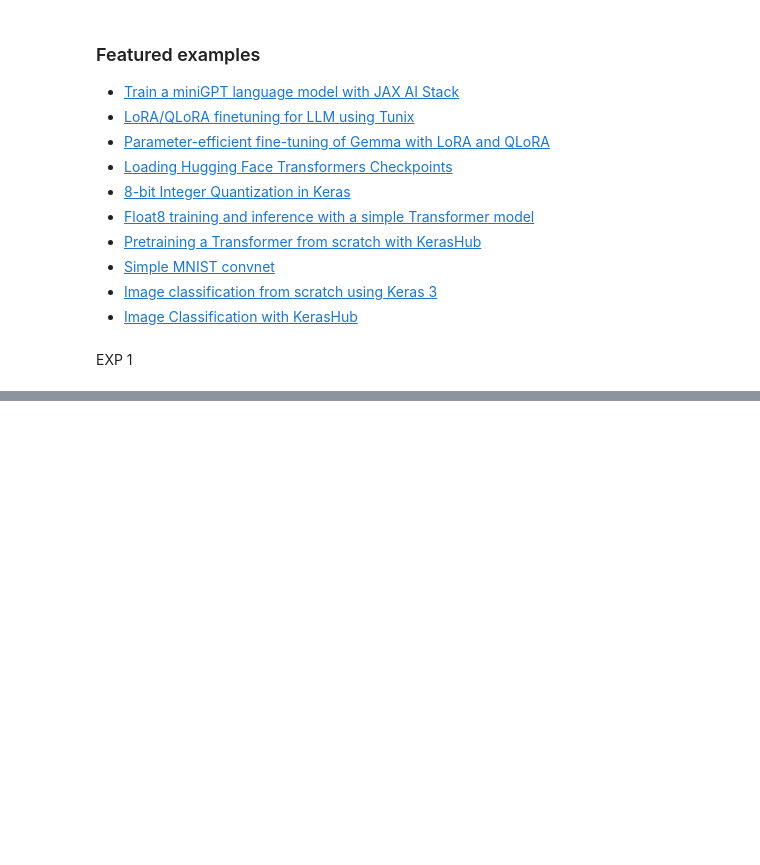
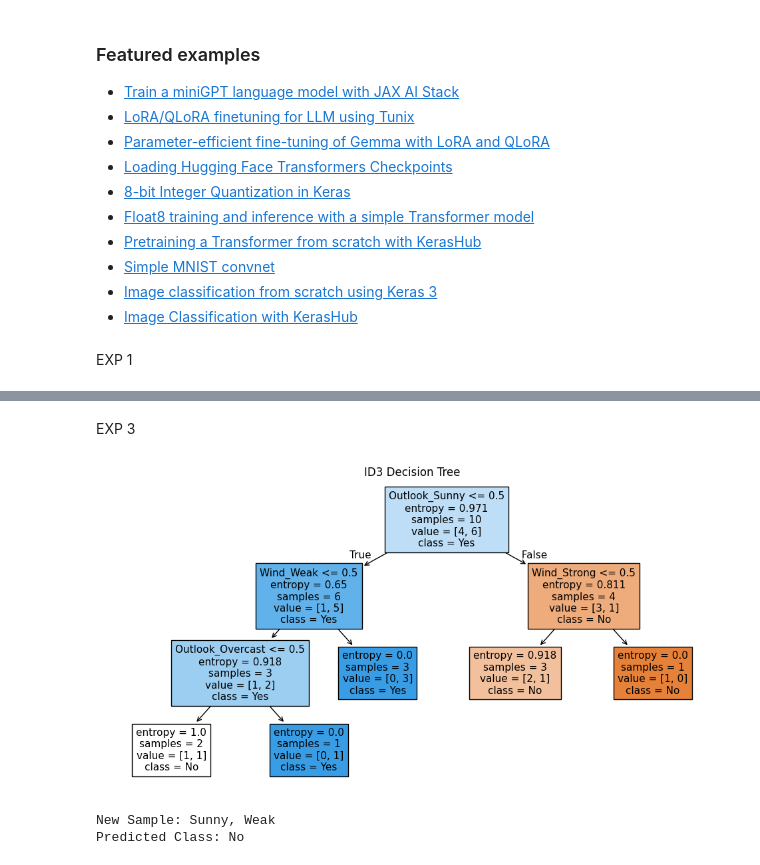
Before and after one commit to shunmu2417-jpg/ITA0604-MACHINE-LEARNING, a Jupyter notebook: ML_LAB.ipynb, the cells around one changed output, grey strips where cells are left out. Cells and saved outputs as stored; diff of their text form; code cells hidden in the pictures; blank space fills up the shorter version.

```diff
--- a/ML_LAB.ipynb
+++ b/ML_LAB.ipynb
@@ -210,0 +385,45 @@ EXP 1
+# %% [markdown]
+EXP 3
+# %%
+
+import pandas as pd
+import matplotlib.pyplot as plt
+from sklearn.tree import DecisionTreeClassifier, plot_tree
+
+# Dataset
+data = {
+    'Outlook': ['Sunny', 'Sunny', 'Overcast', 'Rain', 'Rain',
+                'Rain', 'Overcast', 'Sunny', 'Sunny', 'Rain'],
+    'Wind': ['Weak', 'Strong', 'Weak', 'Weak', 'Strong',
+             'Weak', 'Strong', 'Weak', 'Weak', 'Strong'],
+    'Play': ['No', 'No', 'Yes', 'Yes', 'No',
+             'Yes', 'Yes', 'No', 'Yes', 'Yes']
+}
+
+df = pd.DataFrame(data)
+
+# Convert text into numbers
+X = pd.get_dummies(df[['Outlook', 'Wind']])
+y = df['Play']
+
+# Build decision tree using entropy (ID3 criterion)
+model = DecisionTreeClassifier(criterion='entropy', random_state=0)
+model.fit(X, y)
+
+# Draw decision tree
+plt.figure(figsize=(12, 6))
+plot_tree(model, feature_names=X.columns,
+          class_names=model.classes_, filled=True)
+plt.title("ID3 Decision Tree")
+plt.show()
+
+# Classify a new sample
+sample = pd.DataFrame([{'Outlook': 'Sunny', 'Wind': 'Weak'}])
+sample = pd.get_dummies(sample).reindex(columns=X.columns, fill_value=0)
+
+print("New Sample: Sunny, Weak")
+print("Predicted Class:", model.predict(sample)[0])
+# %% [output]
+[figure, added]
+New Sample: Sunny, Weak
+Predicted Class: No
```
Also changed, not shown: parts of 8 cells of this notebook.
